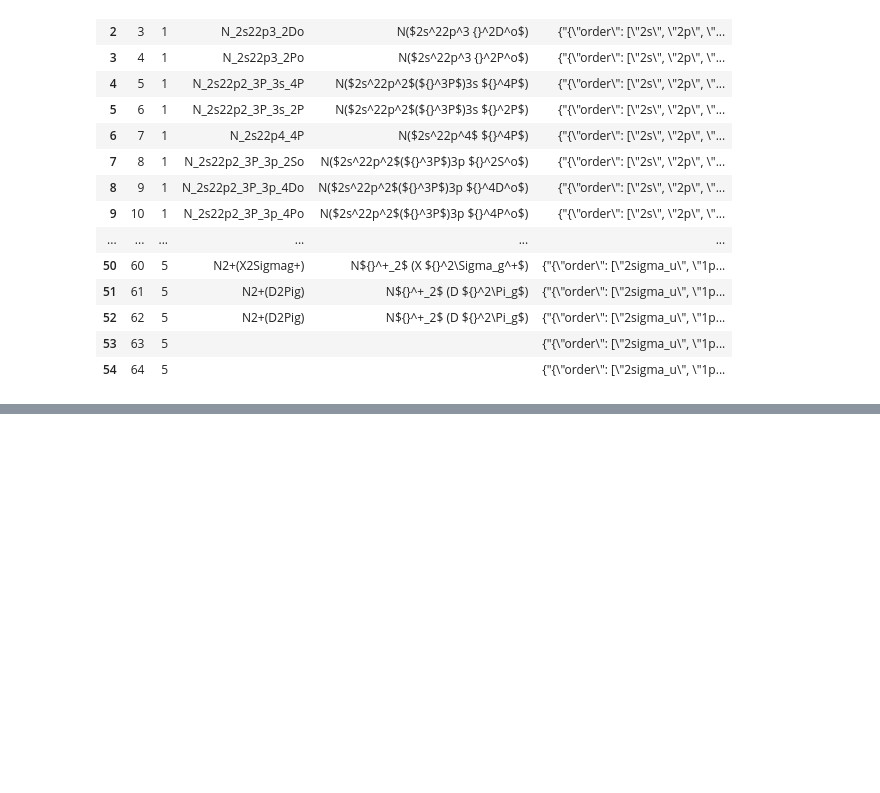
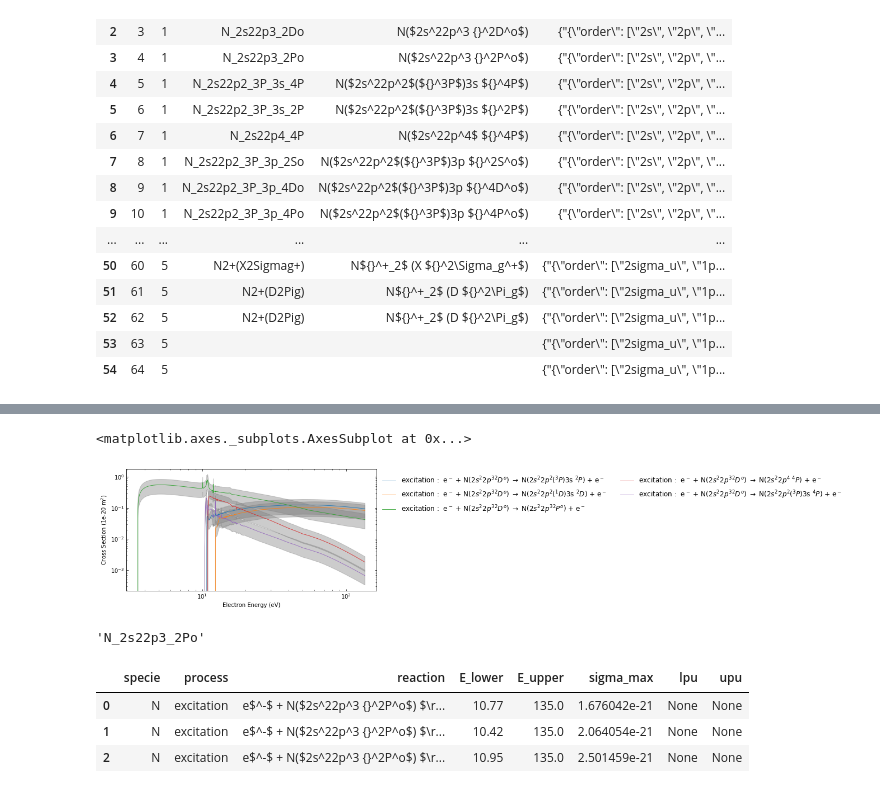
Before and after one commit to USNavalResearchLaboratory/nepc, a Jupyter notebook: models/angus/angus_req_generator.ipynb, the cells around one changed output, grey strips where cells are left out. Saved outputs shown, nothing was run; the diff lists cells and outputs as text; code cells hidden in the pictures; blank space fills up the shorter version.

```diff
--- a/models/angus/angus_req_generator.ipynb
+++ b/models/angus/angus_req_generator.ipynb
@@ -50,0 +104,3 @@ n_states = states.filter(, axis=1)
+# %%
+cs_subset = nepc.cs_subset(cursor, specie="N", process="excitation", ref='wang2014',
+                           lhsA=state, sigma_cutoff=1E-21)
@@ -50,0 +118,14 @@ n_states = states.filter(, axis=1)
+# %%
+fig, ax = plt.subplots()
+plotter.plot_nepc_model(ax, cs_subset, 1E-20,
+                        plot_param_dict = {'linewidth':.8},
+                        #xlim_param_dict = {'left': 10, 'right': 50.0},
+                        ylog=True, xlog=True, max_plots=8, width=8, height=4)
+# %% [output]
+<matplotlib.axes._subplots.AxesSubplot at 0x...>
+[figure, added]
+# %%
+state=states[2][3]
+state
+# %% [output]
+'N_2s22p3_2Po'
@@ -50,0 +137,7 @@ n_states = states.filter(, axis=1)
+# %%
+cs_df
+# %% [output]
+|  | specie | process | reaction | E_lower | E_upper | sigma_max | lpu | upu |
+| 0 | N | excitation | e$^-$ + N($2s^22p^3 {}^2P^o$) $\r... | 10.77 | 135.0 | 1.676042e-21 | None | None |
+| 1 | N | excitation | e$^-$ + N($2s^22p^3 {}^2P^o$) $\r... | 10.42 | 135.0 | 2.064054e-21 | None | None |
+| 2 | N | excitation | e$^-$ + N($2s^22p^3 {}^2P^o$) $\r... | 10.95 | 135.0 | 2.501459e-21 | None | None |
```
Also changed, not shown: parts of 15 cells of this notebook, 3 other files.
